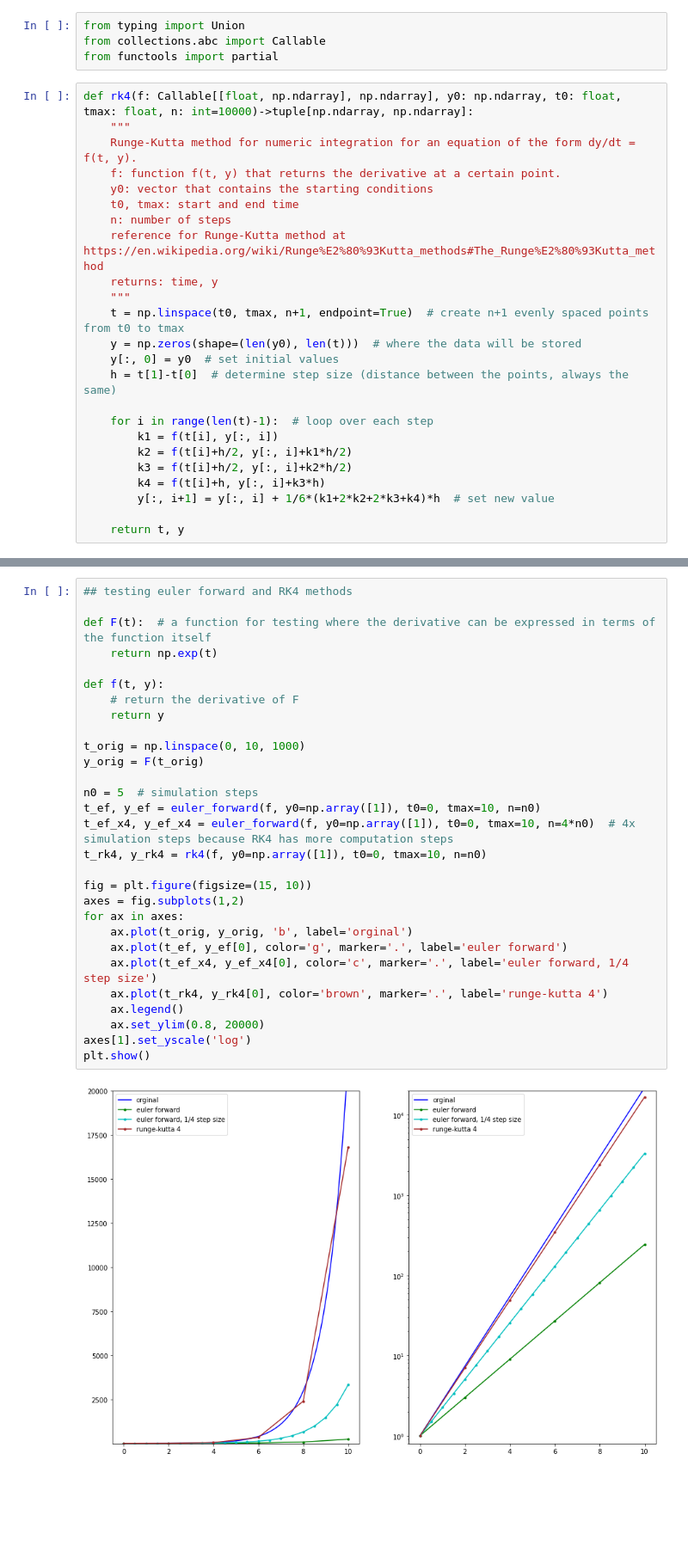
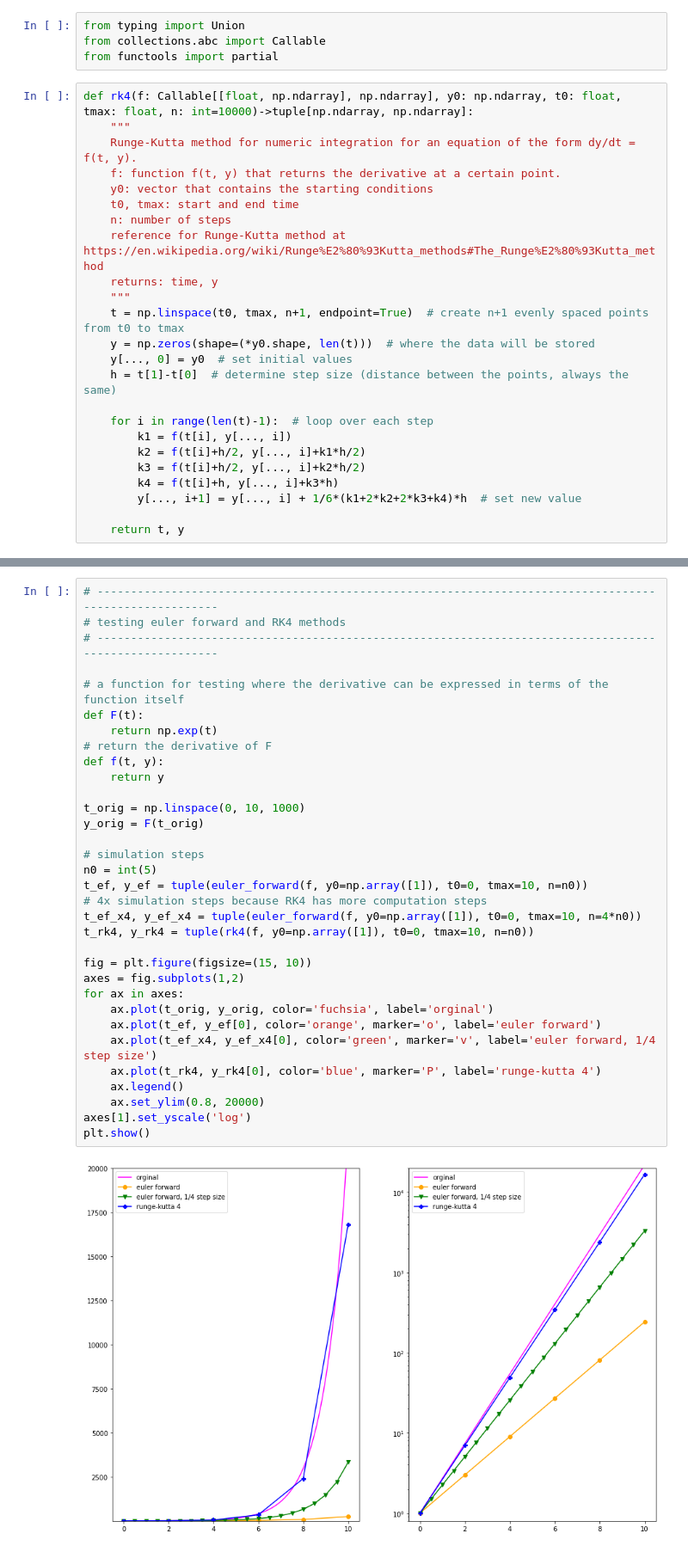
Before and after one commit to Mela/Information-Travel-and-Pandemics, a Jupyter notebook: rk4.ipynb, the cells around one changed output, grey strips where cells are left out. Shown at 86% size. Cells and saved outputs as stored; diff of their text form; blank space fills up the shorter version.

```diff
--- a/rk4.ipynb
+++ b/rk4.ipynb
@@ -17,16 +17,16 @@ def rk4(f: Callable[[float, np.ndarray], np.ndarray], y0: np.ndarray, t0: float,
     returns: time, y
     """
     t = np.linspace(t0, tmax, n+1, endpoint=True)  # create n+1 evenly spaced points from t0 to tmax
-    y = np.zeros(shape=(len(y0), len(t)))  # where the data will be stored
-    y[:, 0] = y0  # set initial values
+    y = np.zeros(shape=(*y0.shape, len(t)))  # where the data will be stored
+    y[..., 0] = y0  # set initial values
     h = t[1]-t[0]  # determine step size (distance between the points, always the same)
 
     for i in range(len(t)-1):  # loop over each step
-        k1 = f(t[i], y[:, i])
-        k2 = f(t[i]+h/2, y[:, i]+k1*h/2)
-        k3 = f(t[i]+h/2, y[:, i]+k2*h/2)
-        k4 = f(t[i]+h, y[:, i]+k3*h)
-        y[:, i+1] = y[:, i] + 1/6*(k1+2*k2+2*k3+k4)*h  # set new value
+        k1 = f(t[i], y[..., i])
+        k2 = f(t[i]+h/2, y[..., i]+k1*h/2)
+        k3 = f(t[i]+h/2, y[..., i]+k2*h/2)
+        k4 = f(t[i]+h, y[..., i]+k3*h)
+        y[..., i+1] = y[..., i] + 1/6*(k1+2*k2+2*k3+k4)*h  # set new value
 
     return t, y
 # %%
@@ -85,34 +97,38 @@ plt.show()
 # %%
-## testing euler forward and RK4 methods
+# -------------------------------------------------------------------------------------------------------
+# testing euler forward and RK4 methods
+# -------------------------------------------------------------------------------------------------------
 
-def F(t):  # a function for testing where the derivative can be expressed in terms of the function itself
+# a function for testing where the derivative can be expressed in terms of the function itself
+def F(t):
     return np.exp(t)
-
+# return the derivative of F
 def f(t, y):
-    # return the derivative of F
     return y
 
 t_orig = np.linspace(0, 10, 1000)
 y_orig = F(t_orig)
 
-n0 = 5  # simulation steps
-t_ef, y_ef = euler_forward(f, y0=np.array([1]), t0=0, tmax=10, n=n0)
-t_ef_x4, y_ef_x4 = euler_forward(f, y0=np.array([1]), t0=0, tmax=10, n=4*n0)  # 4x simulation steps because RK4 has more computation steps
-t_rk4, y_rk4 = rk4(f, y0=np.array([1]), t0=0, tmax=10, n=n0)
+# simulation steps
+n0 = int(5)
+t_ef, y_ef = tuple(euler_forward(f, y0=np.array([1]), t0=0, tmax=10, n=n0))
+# 4x simulation steps because RK4 has more computation steps
+t_ef_x4, y_ef_x4 = tuple(euler_forward(f, y0=np.array([1]), t0=0, tmax=10, n=4*n0))
+t_rk4, y_rk4 = tuple(rk4(f, y0=np.array([1]), t0=0, tmax=10, n=n0))
 
 fig = plt.figure(figsize=(15, 10))
 axes = fig.subplots(1,2)
 for ax in axes:
-    ax.plot(t_orig, y_orig, 'b', label='orginal')
-    ax.plot(t_ef, y_ef[0], color='g', marker='.', label='euler forward')
-    ax.plot(t_ef_x4, y_ef_x4[0], color='c', marker='.', label='euler forward, 1/4 step size')
-    ax.plot(t_rk4, y_rk4[0], color='brown', marker='.', label='runge-kutta 4')
+    ax.plot(t_orig, y_orig, color='fuchsia', label='orginal')
+    ax.plot(t_ef, y_ef[0], color='orange', marker='o', label='euler forward')
+    ax.plot(t_ef_x4, y_ef_x4[0], color='green', marker='v', label='euler forward, 1/4 step size')
+    ax.plot(t_rk4, y_rk4[0], color='blue', marker='P', label='runge-kutta 4')
     ax.legend()
     ax.set_ylim(0.8, 20000)
 axes[1].set_yscale('log')
 plt.show()
 # %% [output]
-[figure, old version]
+[figure, new version]
 # %% [markdown]
 <a style='text-decoration:none;line-height:16px;display:flex;color:#5B5B62;padding:10px;justify-content:end;' href='https://deepnote.com?utm_source=created-in-deepnote-cell&projectId=ac0f8ce2-3132-47be-a4d1-6216636e93ff' target="_blank">
 <img alt='Created in deepnote.com' style='display:inline;max-height:16px;margin:0px;margin-right:7.5px;' src='embedded-picture-1' > </img>
```
Also changed, not shown: parts of 2 cells of this notebook, 3 other files.
